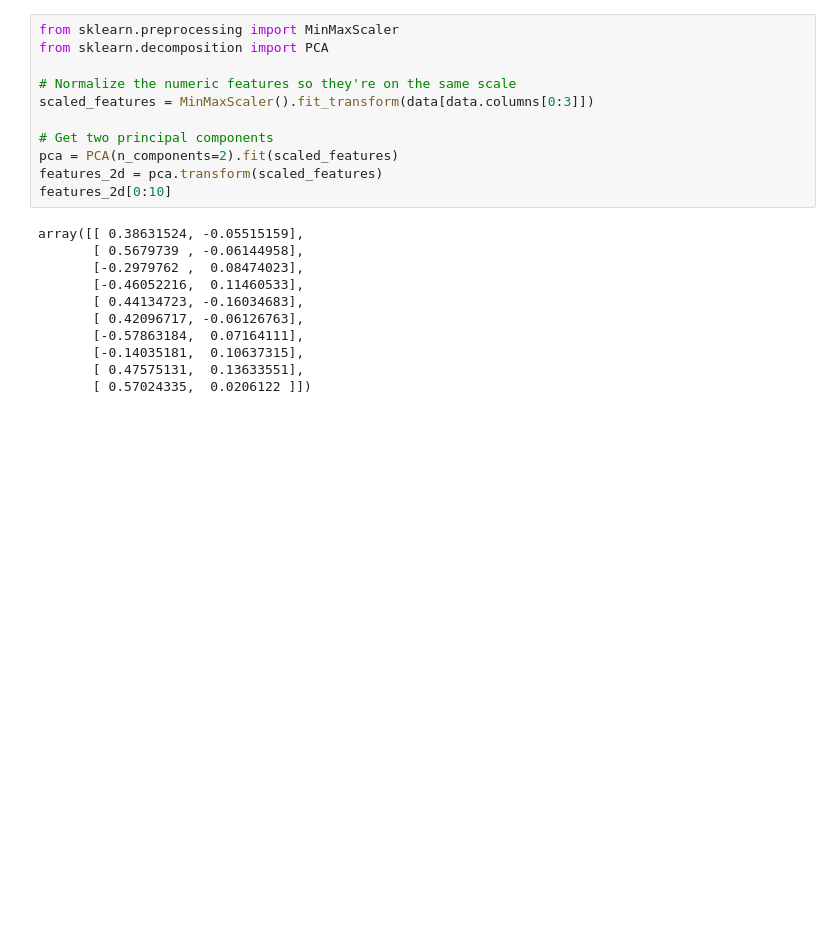
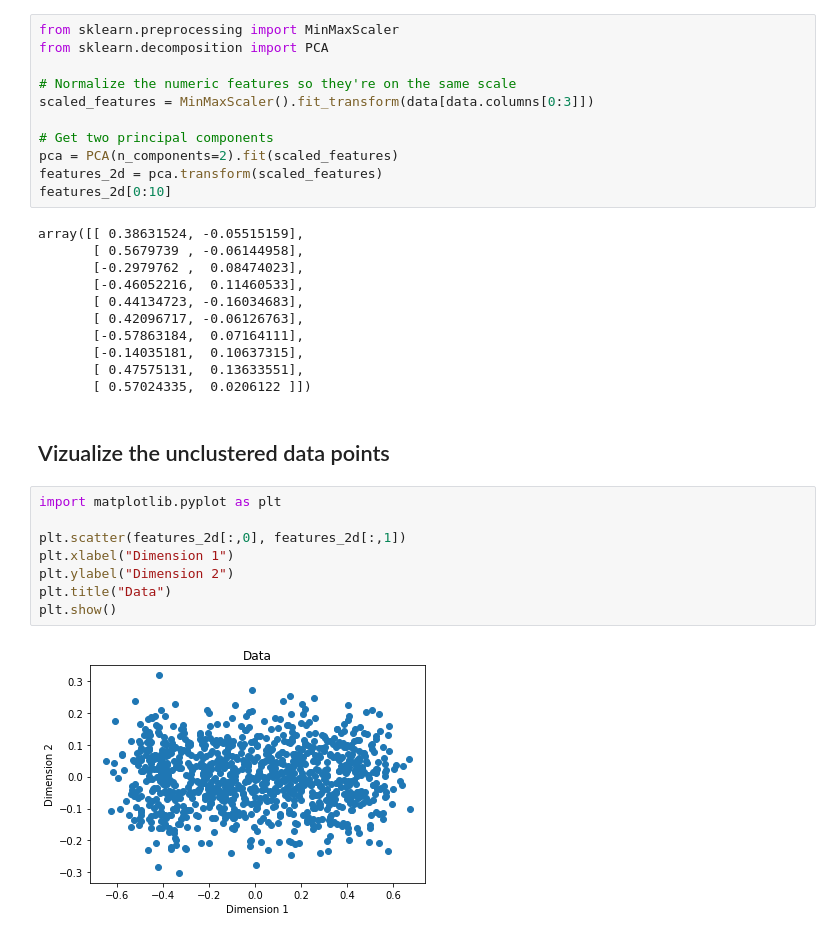
Before and after one commit to shivani-singhal0410/ml-challenges, a Jupyter notebook: challenges/04 - Clustering Challenge.ipynb, the cells around one changed output. Drawn from its saved outputs; the diff is of its cells as text; blank space fills up the shorter version.

```diff
--- a/challenges/04 - Clustering Challenge.ipynb
+++ b/challenges/04 - Clustering Challenge.ipynb
@@ -66,3 +68,15 @@ array([[ 0.38631524, -0.05515159],
        [-0.14035181,  0.10637315],
        [ 0.47575131,  0.13633551],
        [ 0.57024335,  0.0206122 ]])
+# %% [markdown]
+## Vizualize the unclustered data points
+# %%
+import matplotlib.pyplot as plt
+
+plt.scatter(features_2d[:,0], features_2d[:,1])
+plt.xlabel("Dimension 1")
+plt.ylabel("Dimension 2")
+plt.title("Data")
+plt.show()
+# %% [output]
+[figure, added]
```
Also changed, not shown: parts of 4 cells of this notebook.
